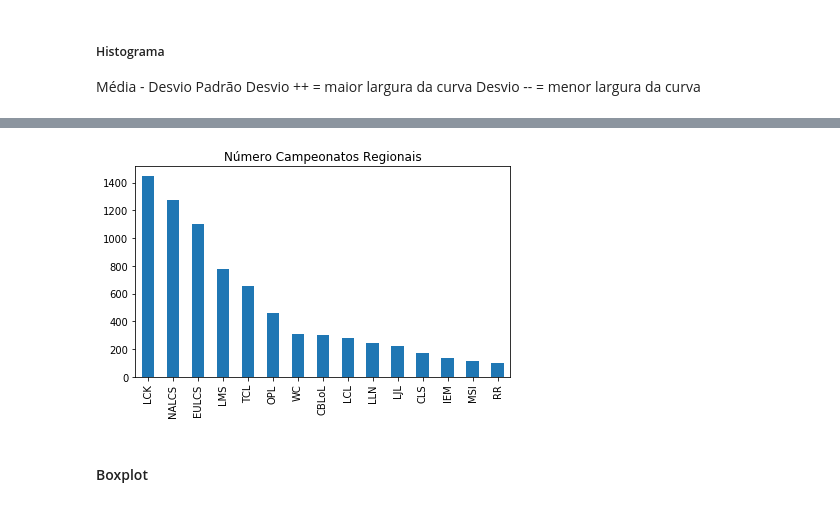
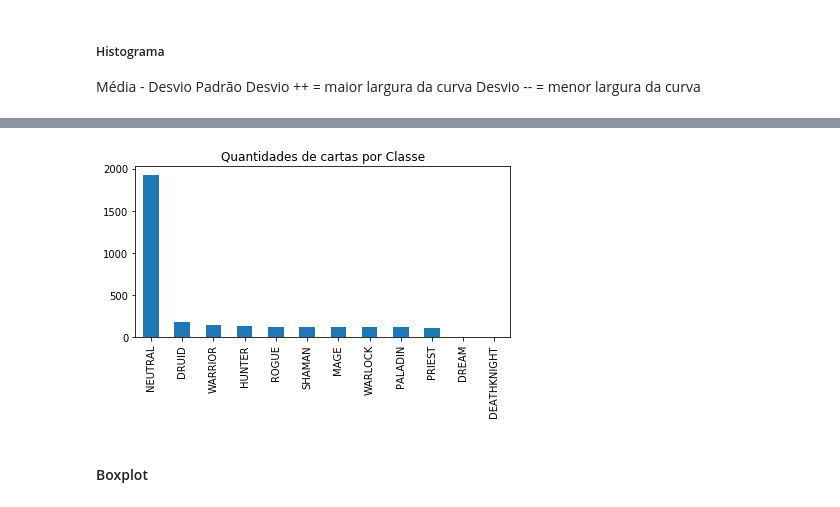
Before and after one commit to xdot2012/hearthstone_card_prediction, a Jupyter notebook: DataScience/Chrisao/Ciência de Dados.ipynb, the cells around one changed output, grey strips where cells are left out. Saved outputs shown, nothing was run; the diff lists cells and outputs as text; code cells hidden in the pictures.

```diff
--- a/DataScience/Chrisao/Ciência de Dados.ipynb
+++ b/DataScience/Chrisao/Ciência de Dados.ipynb
@@ -157,16 +243,16 @@ plt.show()
 # %%
-n_leagues = league_of_legends['League'].value_counts()
-n_leagues.plot.bar(title='Número Campeonatos Regionais', legend=None)
+x = refs['cardClass'].value_counts()
+x.plot.bar(title='Quantidades de cartas por Classe', legend=None)
 plt.tight_layout()
 plt.savefig("Regional.png", dpi=300)
 plt.show()
 # n_bans_1 = bans['ban_1'].value_counts()
 # n_bans_1.plot.bar(title='Bans da Partida', legend=None)
 # plt.tight_layout()
 # plt.savefig("Bans.png", dpi=300)
 # plt.show()
 # %% [output]
-[figure, old version]
+[figure, new version]
 # %% [markdown]
 <h4>Boxplot</h4>
 # %%
```
Also changed, not shown: parts of 11 cells of this notebook, 1 other file.
